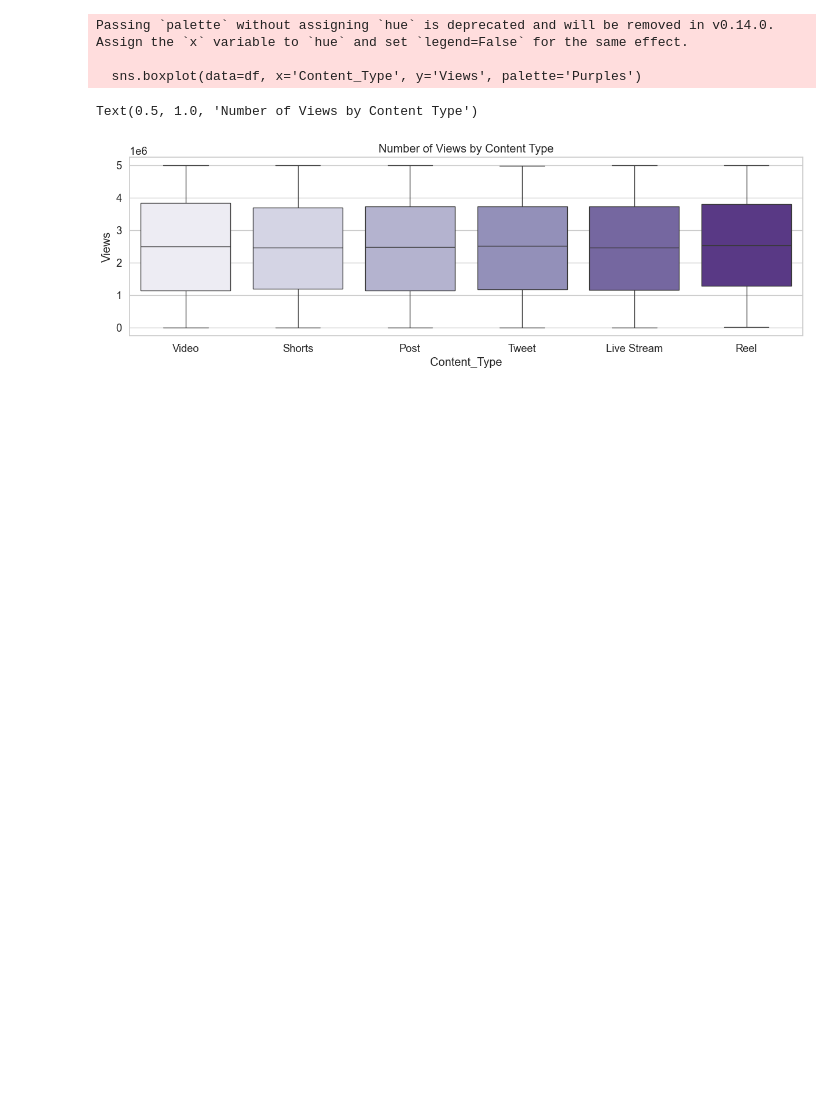
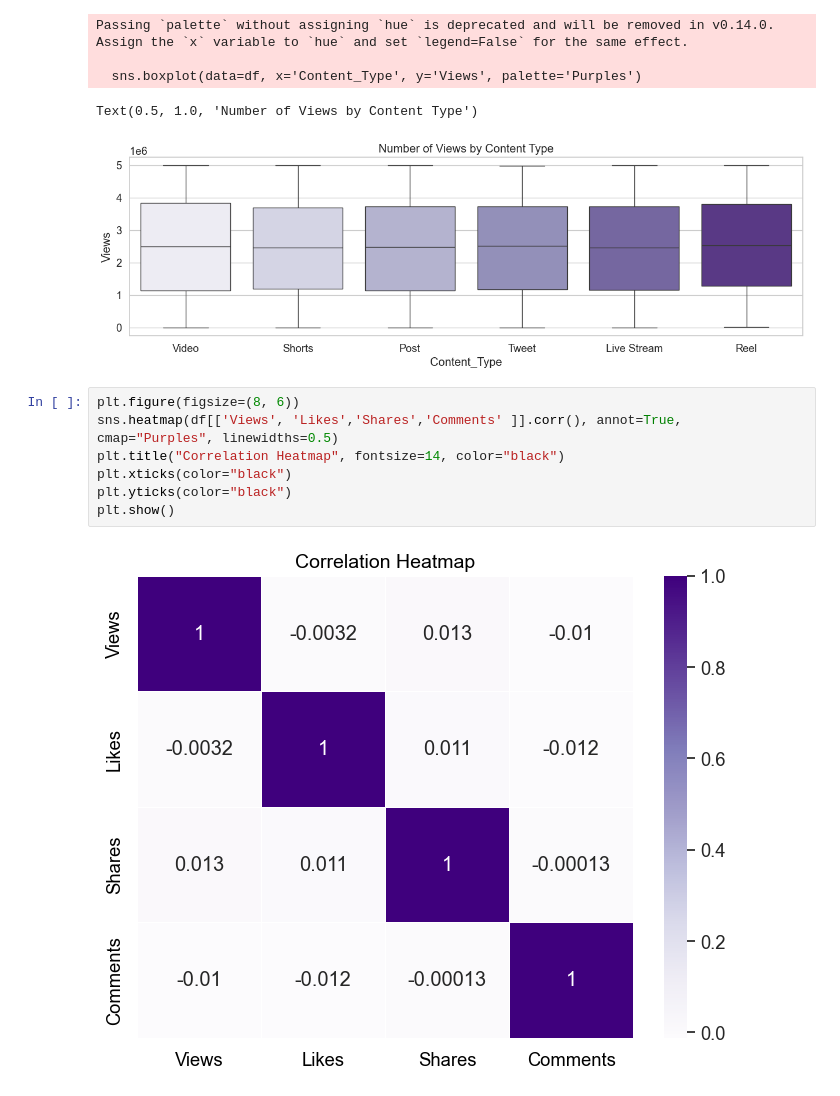
Before and after one commit to Phionanamugga/EDA_Viral_Social_Media_Posts, a Jupyter notebook: Viral_Social_Media_Trends1.ipynb, the cells around one changed output. Drawn from its saved outputs; the diff is of its cells as text; blank space fills up the shorter version.

Commit message:
visualizes data via a heatmap[Delivers#188970869]

```diff
--- a/Viral_Social_Media_Trends1.ipynb
+++ b/Viral_Social_Media_Trends1.ipynb
@@ -211,3 +211,12 @@ Passing `palette` without assigning `hue` is deprecated and will be removed in v
   sns.boxplot(data=df, x='Content_Type', y='Views', palette='Purples')
 Text(0.5, 1.0, 'Number of Views by Content Type')
 [figure]
+# %%
+plt.figure(figsize=(8, 6))
+sns.heatmap(df[['Views', 'Likes','Shares','Comments' ]].corr(), annot=True, cmap="Purples", linewidths=0.5)
+plt.title("Correlation Heatmap", fontsize=14, color="black")
+plt.xticks(color="black")
+plt.yticks(color="black")
+plt.show()
+# %% [output]
+[figure, added]
```
